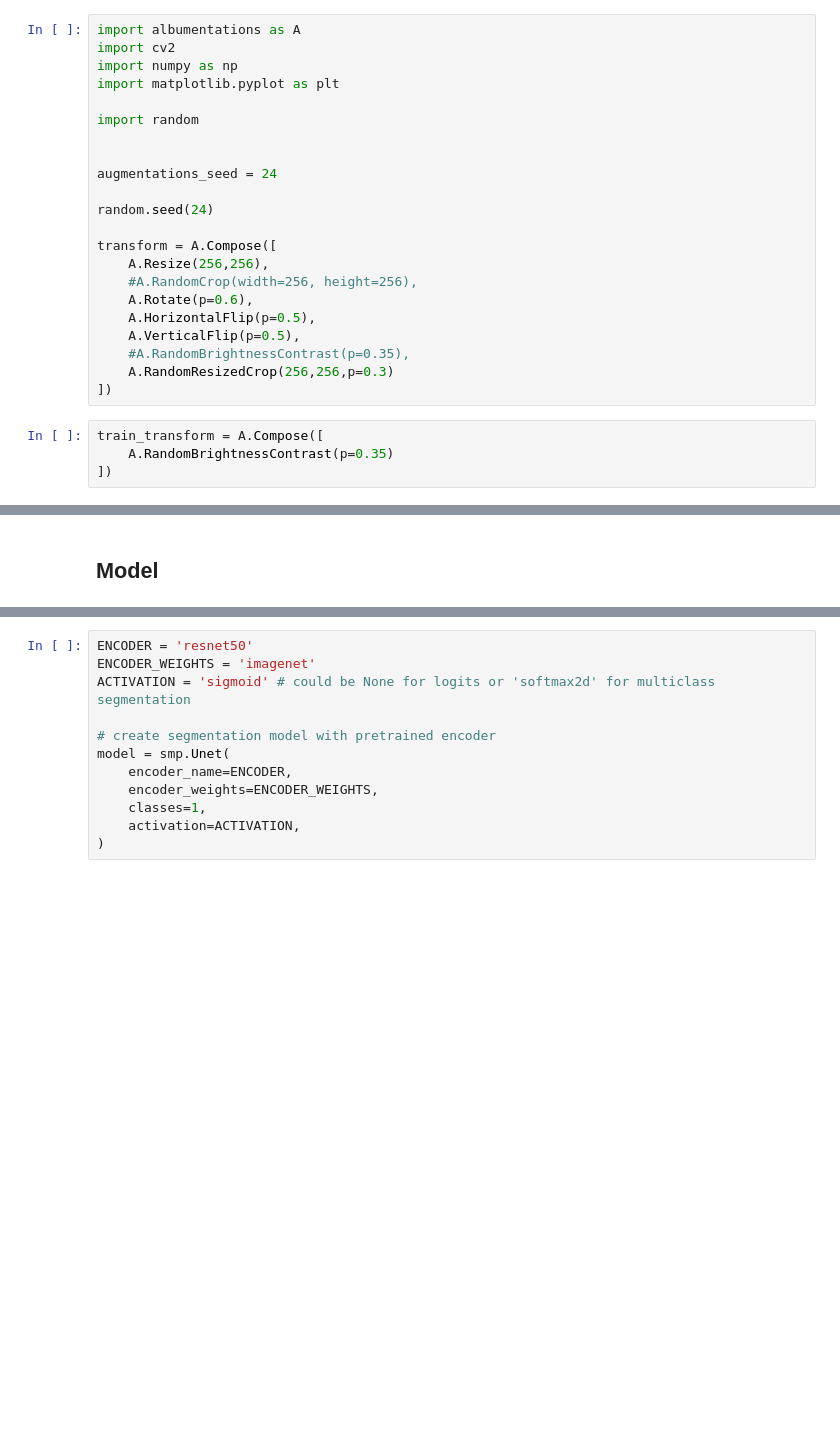
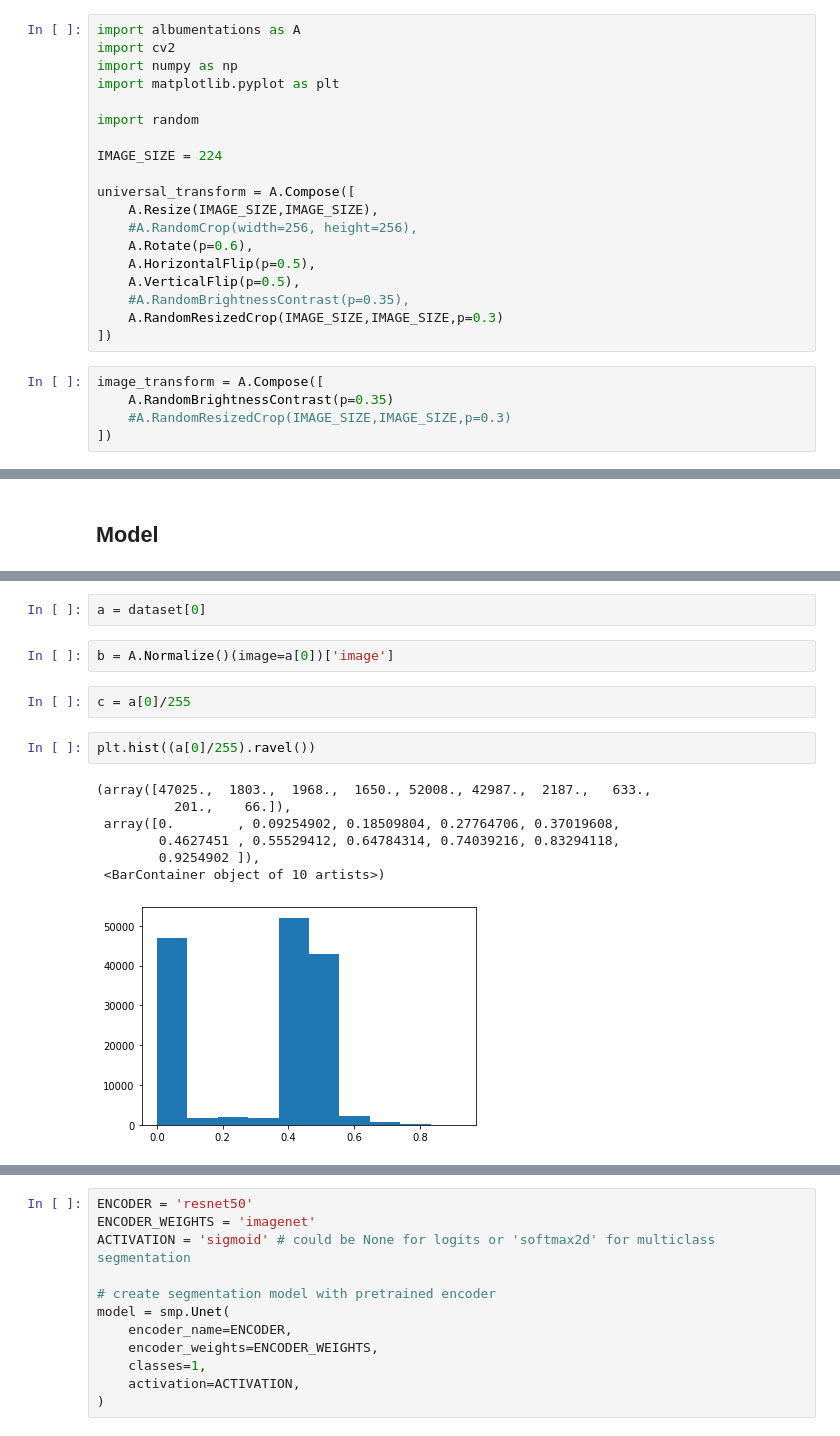
Before and after one commit to WhiteSpirt25/NeuralAortaDiagnostics, a Jupyter notebook: PyTorchAorta.ipynb, the cells around one changed output, grey strips where cells are left out. Saved outputs shown, nothing was run; the diff lists cells and outputs as text; blank space fills up the shorter version.

```diff
--- a/PyTorchAorta.ipynb
+++ b/PyTorchAorta.ipynb
@@ -246,21 +511,19 @@ import matplotlib.pyplot as plt
 
 import random
 
+IMAGE_SIZE = 224
 
-augmentations_seed = 24
-
-random.seed(24)
-
-transform = A.Compose([
-    A.Resize(256,256),
+universal_transform = A.Compose([
+    A.Resize(IMAGE_SIZE,IMAGE_SIZE),
     #A.RandomCrop(width=256, height=256),
     A.Rotate(p=0.6),
     A.HorizontalFlip(p=0.5),
     A.VerticalFlip(p=0.5),
     #A.RandomBrightnessContrast(p=0.35),
-    A.RandomResizedCrop(256,256,p=0.3)
+    A.RandomResizedCrop(IMAGE_SIZE,IMAGE_SIZE,p=0.3)
 ])
 # %%
-train_transform = A.Compose([
+image_transform = A.Compose([
     A.RandomBrightnessContrast(p=0.35)
+    #A.RandomResizedCrop(IMAGE_SIZE,IMAGE_SIZE,p=0.3)
 ])
@@ -296,0 +632,16 @@ def get_preprocessing(preprocessing_fn):
+# %%
+a = dataset[0]
+# %%
+b = A.Normalize()(image=a[0])['image']
+# %%
+c = a[0]/255
+# %%
+plt.hist((a[0]/255).ravel())
+# %% [output]
+(array([47025.,  1803.,  1968.,  1650., 52008., 42987.,  2187.,   633.,
+          201.,    66.]),
+ array([0.        , 0.09254902, 0.18509804, 0.27764706, 0.37019608,
+        0.4627451 , 0.55529412, 0.64784314, 0.74039216, 0.83294118,
+        0.9254902 ]),
+ <BarContainer object of 10 artists>)
+[figure, added]
```
Also changed, not shown: parts of 150 cells of this notebook, 8 other files.
